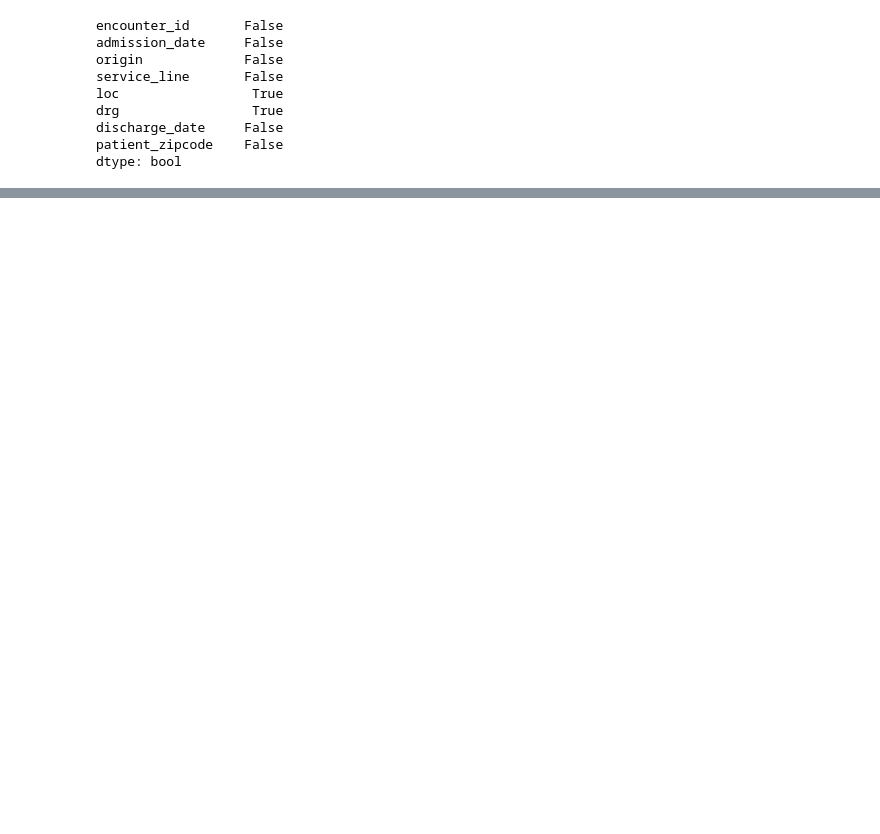
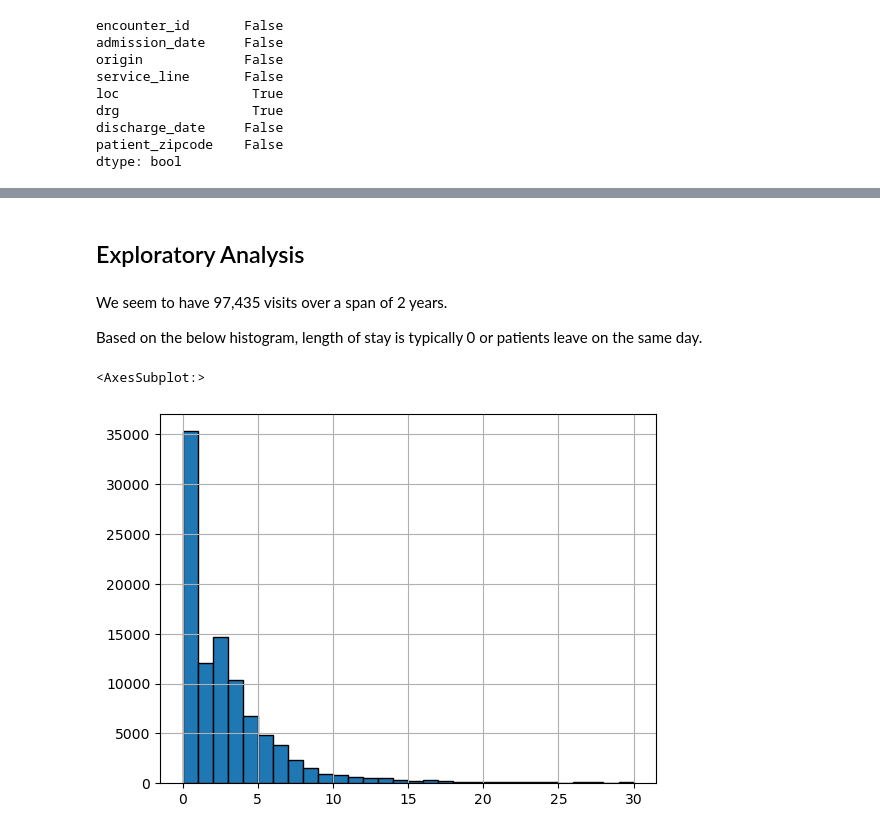
Before and after one commit to alyssaCrawfordAK/HospitalEncounter, a Jupyter notebook: HospitalEncounterAnalysis.ipynb, the cells around one changed output, grey strips where cells are left out. Saved outputs shown, nothing was run; the diff lists cells and outputs as text; code cells hidden in the pictures; blank space fills up the shorter version.

```diff
--- a/HospitalEncounterAnalysis.ipynb
+++ b/HospitalEncounterAnalysis.ipynb
@@ -33,0 +64,7 @@ print(encdf.head())
+# %%
+#drop method
+encdf2 = encdf.drop([97435])
+
+print(encdf2[encdf2.duplicated(subset=["encounter_id"], keep=False)])
+
+print("new number of rows: " + str(len(encdf2)))
@@ -61,0 +112,5 @@ encdf[encdf['loc'].isna()]
+# %%
+encdf2['admission_date'] = pd.to_datetime(encdf2['admission_date'], unit='D', origin='1899-12-30')
+encdf2['discharge_date'] = pd.to_datetime(encdf2['discharge_date'], unit='D', origin='1899-12-30')
+#The offset in Excel is the number of days since 1900/01/01, with 1 being the first of January 1900,
+# so add the number of days as a timedelta to 1899/12/30
@@ -61,0 +148,5 @@ encdf[encdf['loc'].isna()]
+# %%
+encdf2['lengthStay']=encdf2['discharge_date']-encdf2['admission_date']
+encdf2['lengthStay']=encdf2['lengthStay'].dt.days
+#type(encdf2['lengthStay'])
+encdf2['lengthStay']
@@ -61,0 +168,7 @@ encdf[encdf['loc'].isna()]
+# %%
+encdf2['monthAdm'] = encdf2['admission_date'].dt.month
+encdf2['yearAdm'] = encdf2['admission_date'].dt.year
+
+encdf2[['admission_date','monthAdm','yearAdm']]
+
+# dt Accessor object for datetimelike properties
@@ -61,0 +189,11 @@ encdf[encdf['loc'].isna()]
+# %% [markdown]
+## Exploratory Analysis
+# %% [markdown]
+We seem to have 97,435 visits over a span of 2 years.
+
+Based on the below histogram, length of stay is typically 0 or patients leave on the same day.
+# %%
+encdf2['lengthStay'].hist(bins=30, edgecolor='black')
+# %% [output]
+<AxesSubplot:>
+[figure, added]
```
Also changed, not shown: parts of 20 cells of this notebook.
